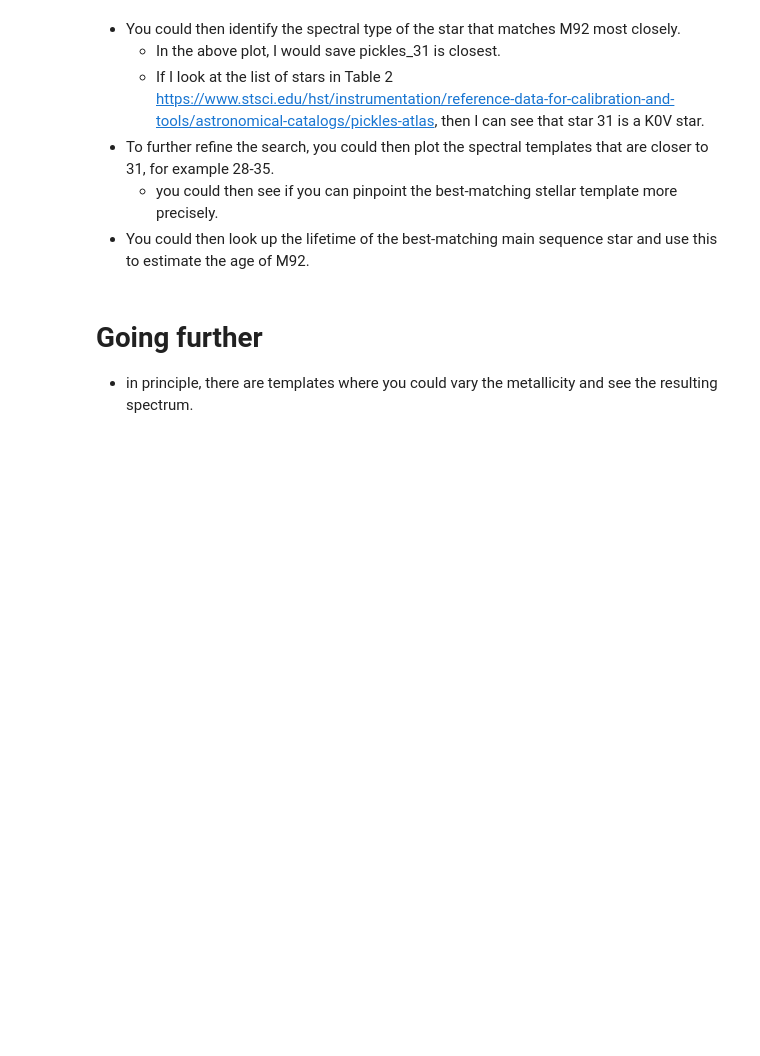
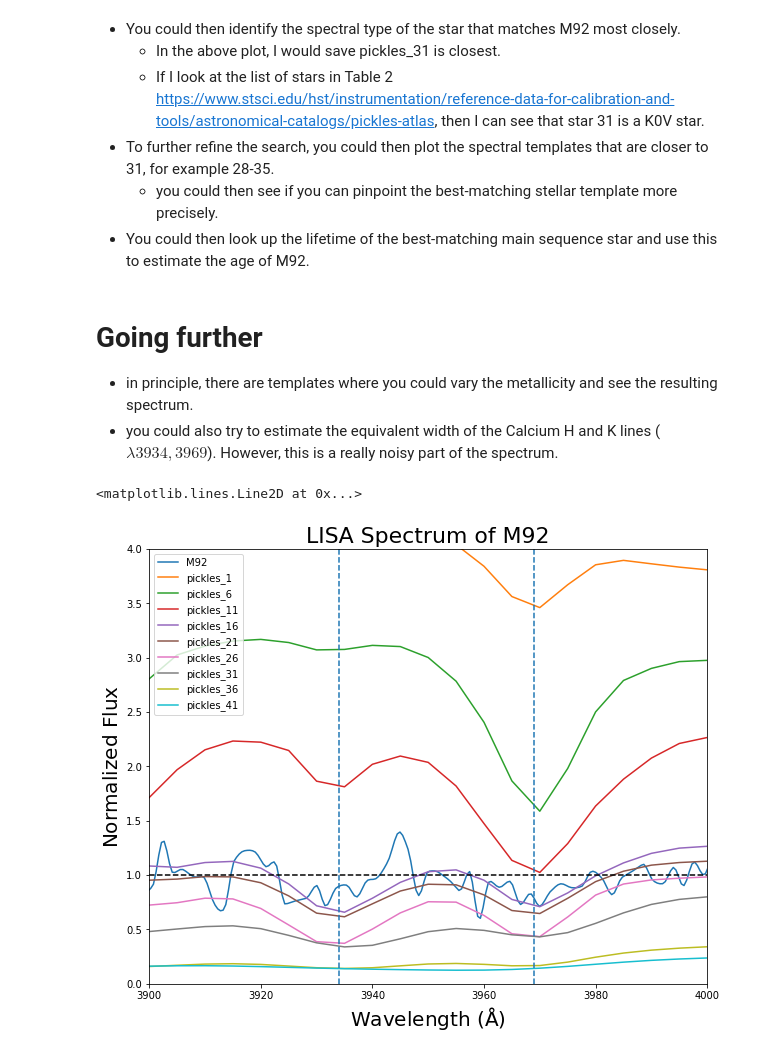
Before and after one commit to rfinn/ASTR380, a Jupyter notebook: spectroscopy/specAnalysis.ipynb, the cells around one changed output. Cells and saved outputs as stored; diff of their text form; code cells hidden in the pictures; blank space fills up the shorter version.

Commit message:
example of spec analysis of M92

```diff
--- a/spectroscopy/specAnalysis.ipynb
+++ b/spectroscopy/specAnalysis.ipynb
@@ -141,3 +141,29 @@ plt.axis([3800,8000,0,4])
 # Going further
 
 * in principle, there are templates where you could vary the metallicity and see the resulting spectrum.
+* you could also try to estimate the equivalent width of the Calcium H and K lines ($\lambda 3934, 3969$).  However, this is a really noisy part of the spectrum.
+# %%
+plt.figure(figsize=(10,8))
+plt.plot(M92spec.wavelength,M92spec.flux,label="M92")
+star_indices = np.arange(1,45,5)
+
+for i in star_indices:
+    pfile = pickles_dir+'pickles_{}.fits'.format(i)
+    t = fits.getdata(pfile)
+    size = len(t['FLUX'])
+    pspec = Spectrum1D(flux=t['FLUX']*u.adu,spectral_axis=t['WAVELENGTH']*u.AA,uncertainty = StdDevUncertainty(0.2*np.ones(size)*u.adu))
+    # I am scaling the flux by 3E8 so that the spectra overlap with M92
+    plt.plot(pspec.wavelength,pspec.flux*3e8,label='pickles_{}'.format(i))
+plt.legend()
+
+
+plt.xlabel(r'$\rm Wavelength \ (\AA)$',fontsize=20)
+plt.ylabel(r'$\rm Normalized \ Flux$',fontsize=20)
+plt.title('LISA Spectrum of M92',fontsize=22)
+plt.axhline(y=1,color='k',ls='--')
+plt.axis([3900,4000,0,4])
+plt.axvline(x=3934,ls='--')
+plt.axvline(x=3969,ls='--')
+# %% [output]
+<matplotlib.lines.Line2D at 0x...>
+[figure, added]
```
